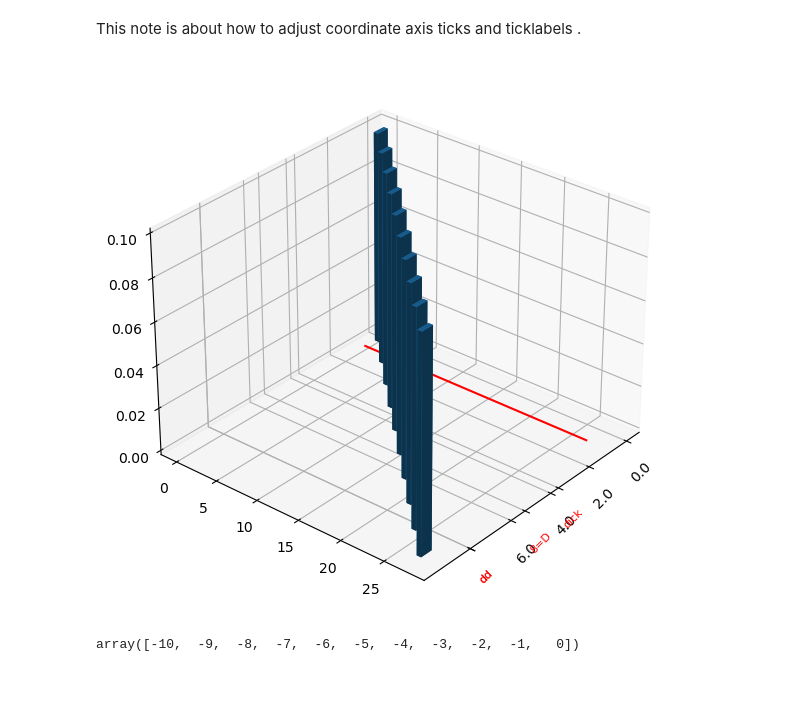
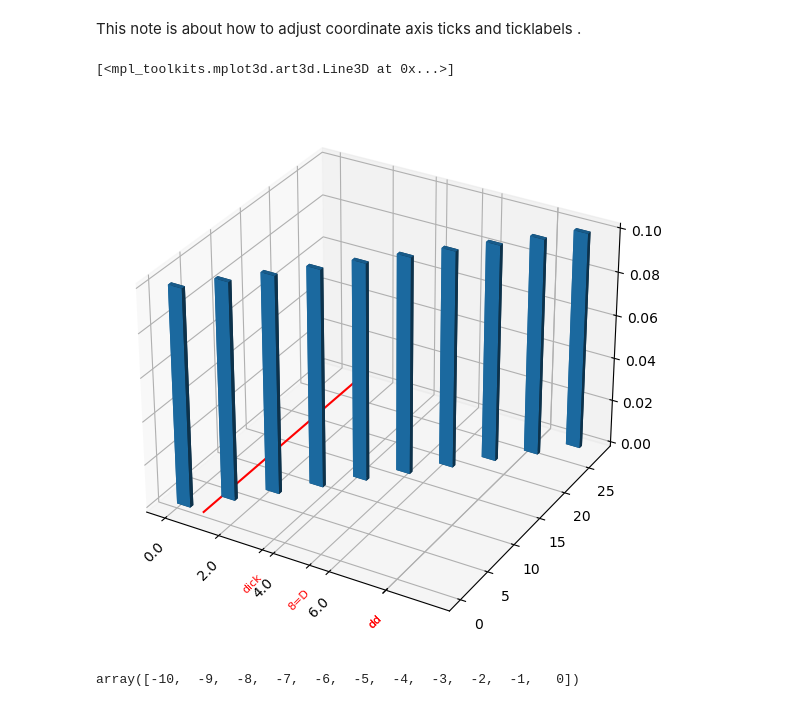
Before and after one commit to std92050/AMM, a Jupyter notebook: Examples and tools/matplotlib axis tick and label adjustment.ipynb, the cells around one changed output. Cells and saved outputs as stored; diff of their text form; code cells hidden in the pictures.

```diff
--- a/Examples and tools/matplotlib axis tick and label adjustment.ipynb
+++ b/Examples and tools/matplotlib axis tick and label adjustment.ipynb
@@ -12,35 +12,36 @@ x = np.arange(10)
 y = 3*np.arange(10)+0.03
 
 ax.bar3d(x,y,0,dx=0.5,dy=0.5 ,dz=0.1)
 
 
 # create the ticks and labels we want to add
 new_ticks_dict = { 5.3013 :'8=D' , 3.6 :'dick' , 8 : "dd"}
 
 # update x axis ticks by adding ticks part of dict
 new_ticks = np.array(  list(  new_ticks_dict.keys()   ) )
 x_ticks = np.append(ax.get_xticks() , new_ticks )
 ax.set_xticks(x_ticks)
 
 # get current ticklables (now already includes new ticks)
 ticklabels = ax.get_xticklabels()
 # run over all labels
 for index,lab  in enumerate(ticklabels):
 
     # tick of that label
     lab_tick = x_ticks[index]
     lab.set_rotation(45)  # rotate
     # change the label of new tick we added
     if lab_tick in new_ticks :
         lab.set_text(new_ticks_dict[lab_tick]) #new label
         lab.set_fontsize(8)  # fontsize
         lab.set_color('r')    #color
 ax.set_xticklabels(ticklabels)
 ax.plot( 1*np.ones(10) , y , color = 'r' )
 
-ax.view_init(azim = 40 )
+#ax.view_init(azim = 40 ) #rotation the 3d graph (default azim=-45)
 # %% [output]
+[<mpl_toolkits.mplot3d.art3d.Line3D at 0x...>]
-[figure, old version]
+[figure, new version]
 # %%
 np.arange(-10,1)
 # %% [output]
```
